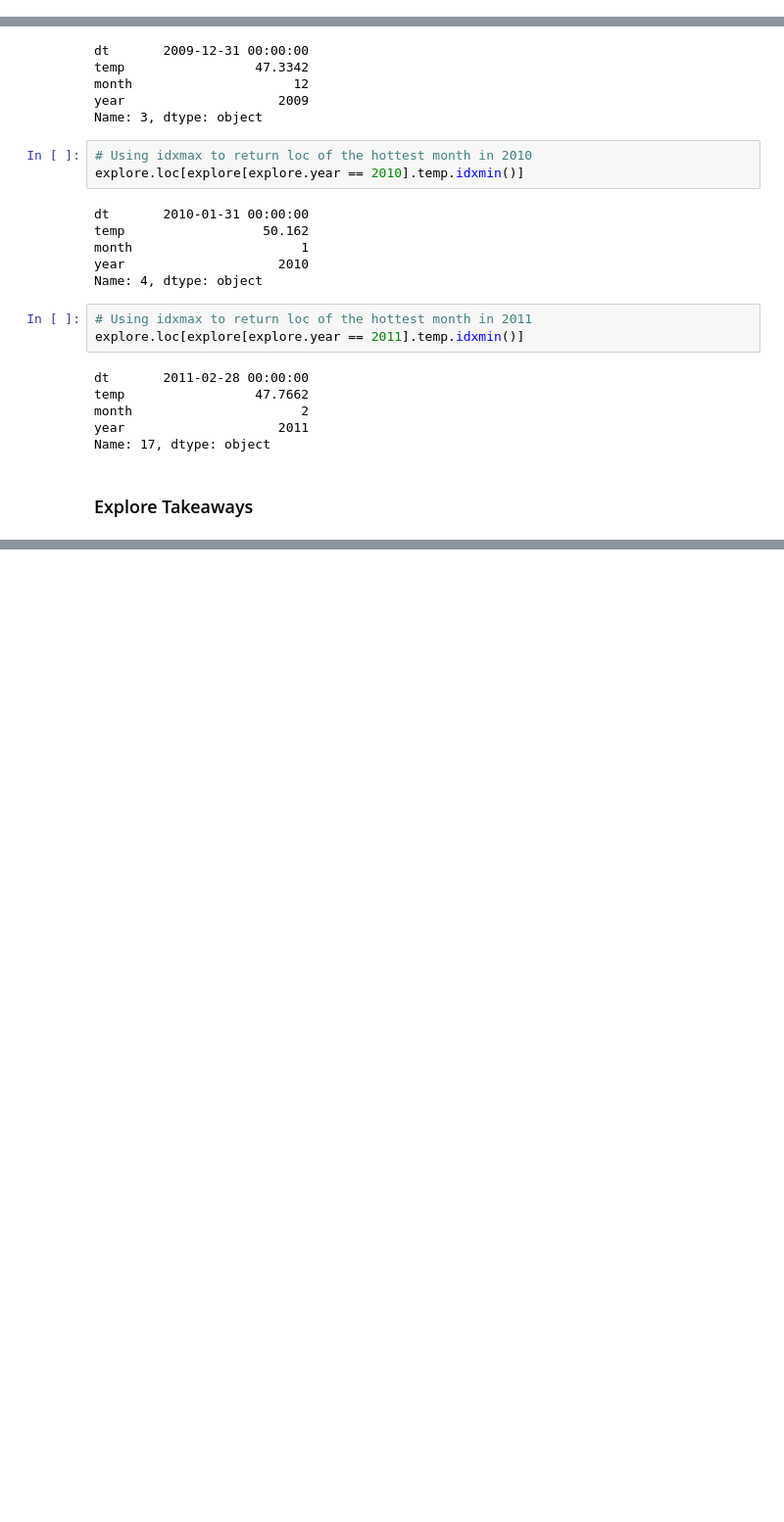
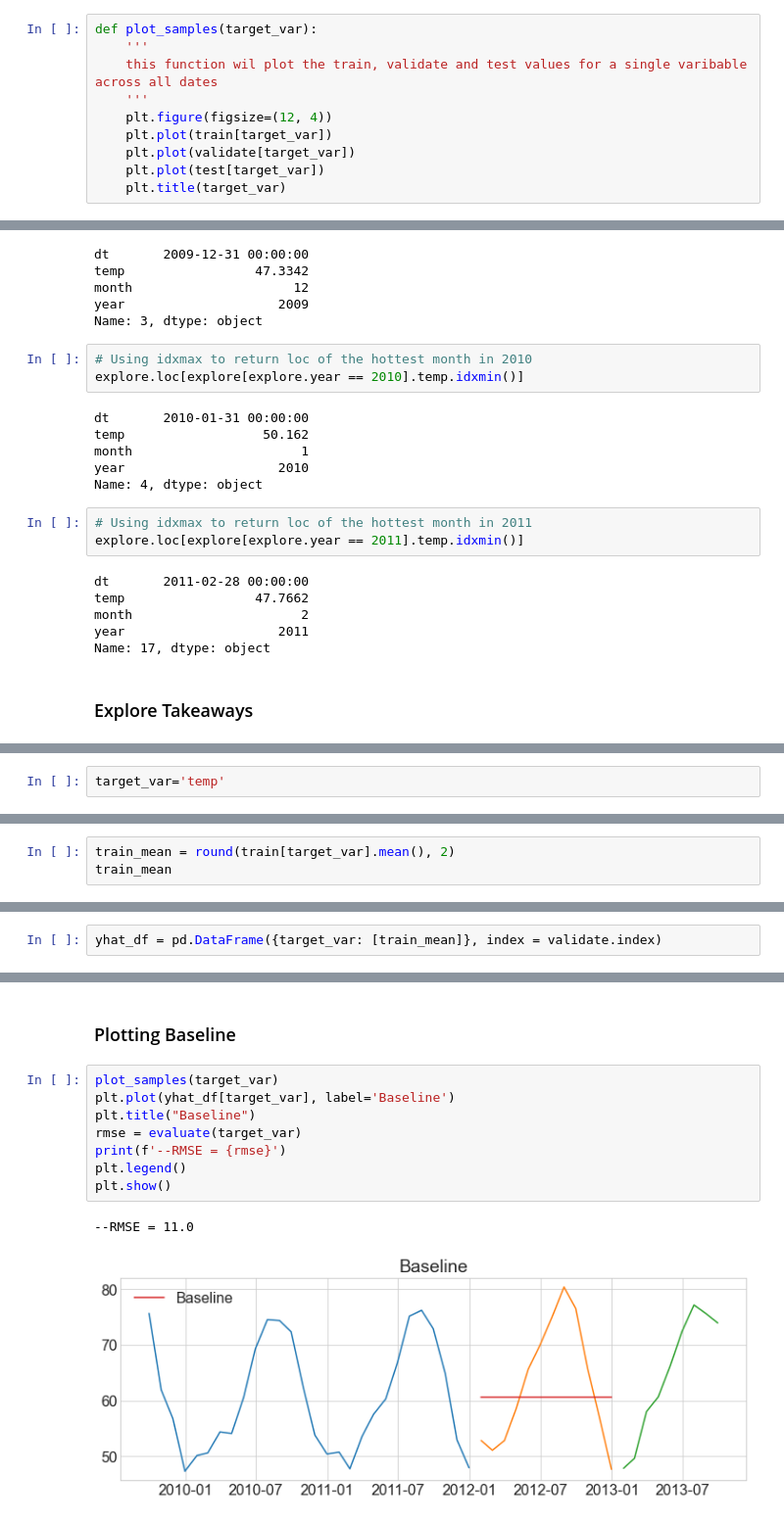
Before and after one commit to joshuamchavez2/time-series-analysis, a Jupyter notebook: final.ipynb, the cells around one changed output, grey strips where cells are left out. Shown: that part at 98% size. Drawn from its saved outputs; the diff is of its cells as text; blank space fills up the shorter version.

Commit message:
finshed baseline

```diff
--- a/final.ipynb
+++ b/final.ipynb
@@ -82,3 +117,13 @@ def split(df):
+# %%
+def plot_samples(target_var):
+    '''
+    this function wil plot the train, validate and test values for a single varibable across all dates
+    '''
+    plt.figure(figsize=(12, 4))
+    plt.plot(train[target_var])
+    plt.plot(validate[target_var])
+    plt.plot(test[target_var])
+    plt.title(target_var)
 # %% [markdown]
 ### Plotting Defaults
 # %%
@@ -287,0 +341,2 @@ Name: 17, dtype: object
+# %%
+target_var='temp'
@@ -287,0 +356,3 @@ Name: 17, dtype: object
+# %%
+train_mean = round(train[target_var].mean(), 2)
+train_mean
@@ -287,0 +361,2 @@ Name: 17, dtype: object
+# %%
+yhat_df = pd.DataFrame({target_var: [train_mean]}, index = validate.index)
@@ -287,0 +386,13 @@ Name: 17, dtype: object
+# %% [markdown]
+### Plotting Baseline
+# %%
+plot_samples(target_var)
+plt.plot(yhat_df[target_var], label='Baseline')
+plt.title("Baseline")
+rmse = evaluate(target_var)
+print(f'--RMSE = {rmse}')
+plt.legend()
+plt.show()
+# %% [output]
+--RMSE = 11.0
+[figure, added]
```
Also changed, not shown: parts of 19 cells of this notebook.
